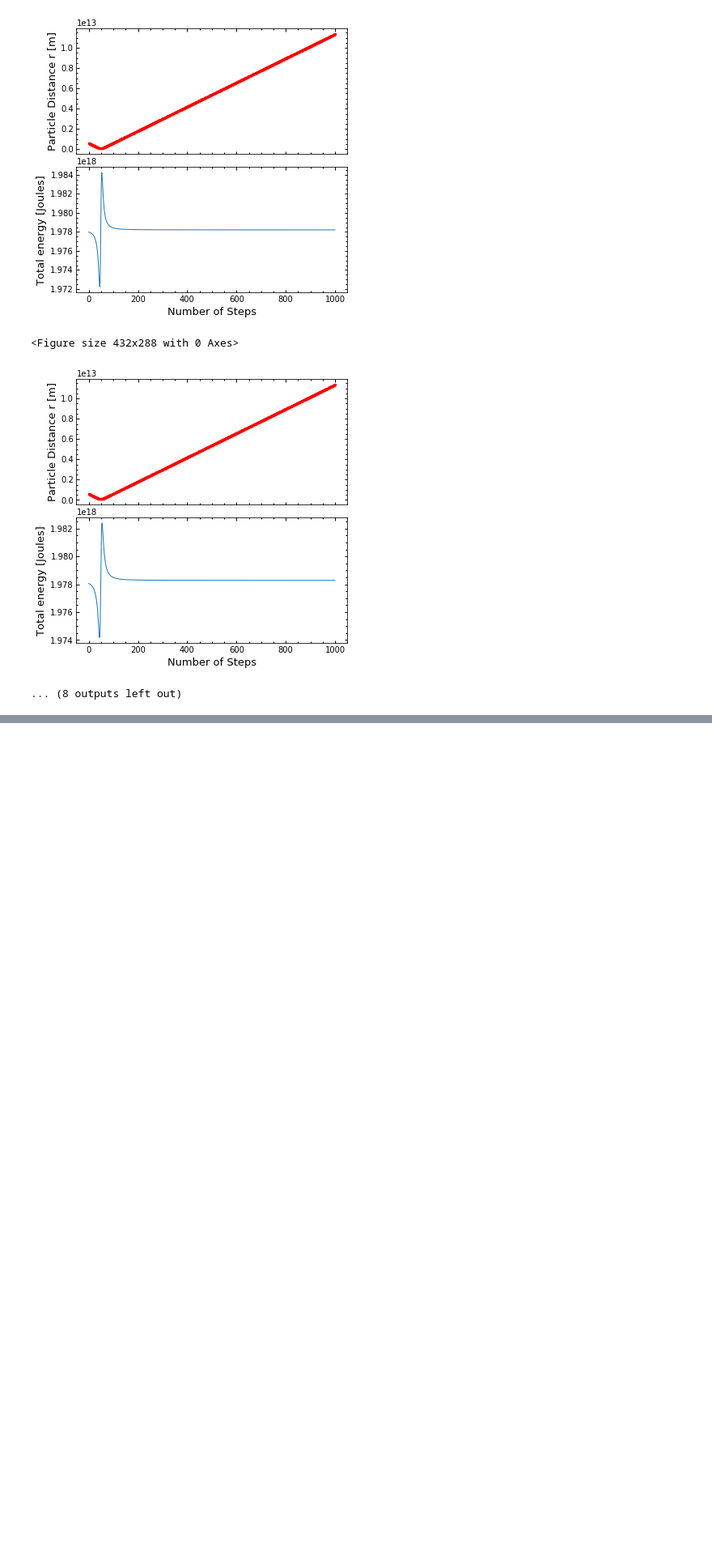
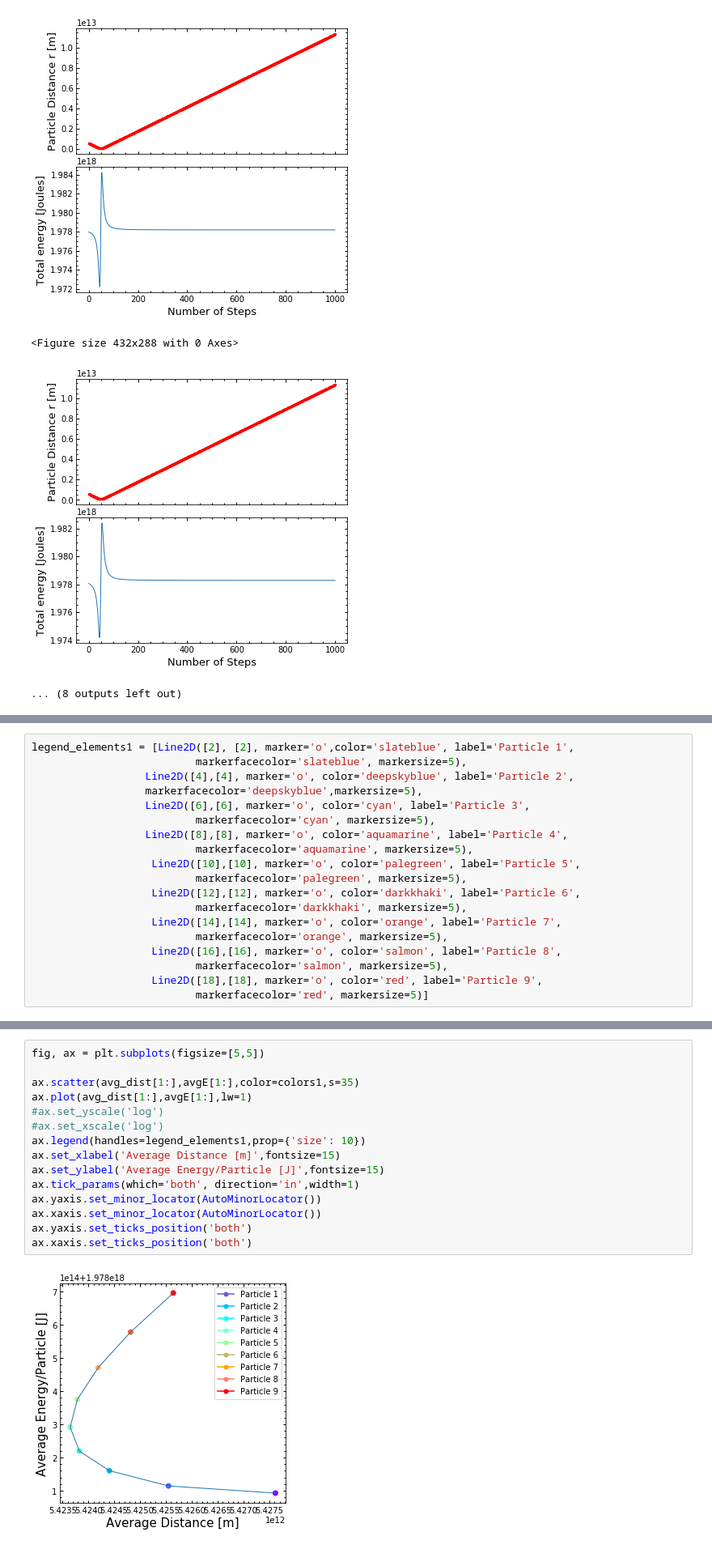
Before and after one commit to ETV337/REU_NU_2020_Project, a Jupyter notebook: DF_sim_v3.ipynb, the cells around one changed output, grey strips where cells are left out. Shown at 81% size. Drawn from its saved outputs; the diff is of its cells as text; blank space fills up the shorter version.

```diff
--- a/DF_sim_v3.ipynb
+++ b/DF_sim_v3.ipynb
@@ -496,0 +663,19 @@ for i in range(P):
+# %%
+legend_elements1 = [Line2D([2], [2], marker='o',color='slateblue', label='Particle 1',
+                          markerfacecolor='slateblue', markersize=5),
+                  Line2D([4],[4], marker='o', color='deepskyblue', label='Particle 2',
+                  markerfacecolor='deepskyblue',markersize=5),
+                  Line2D([6],[6], marker='o', color='cyan', label='Particle 3',
+                          markerfacecolor='cyan', markersize=5),
+                  Line2D([8],[8], marker='o', color='aquamarine', label='Particle 4',
+                          markerfacecolor='aquamarine', markersize=5),
+                   Line2D([10],[10], marker='o', color='palegreen', label='Particle 5',
+                          markerfacecolor='palegreen', markersize=5),
+                   Line2D([12],[12], marker='o', color='darkkhaki', label='Particle 6',
+                          markerfacecolor='darkkhaki', markersize=5),
+                   Line2D([14],[14], marker='o', color='orange', label='Particle 7',
+                          markerfacecolor='orange', markersize=5),
+                   Line2D([16],[16], marker='o', color='salmon', label='Particle 8',
+                          markerfacecolor='salmon', markersize=5),
+                   Line2D([18],[18], marker='o', color='red', label='Particle 9',
+                          markerfacecolor='red', markersize=5)]
@@ -496,0 +724,17 @@ for i in range(P):
+# %%
+fig, ax = plt.subplots(figsize=[5,5])
+
+ax.scatter(avg_dist[1:],avgE[1:],color=colors1,s=35)
+ax.plot(avg_dist[1:],avgE[1:],lw=1)
+#ax.set_yscale('log')
+#ax.set_xscale('log')
+ax.legend(handles=legend_elements1,prop={'size': 10})
+ax.set_xlabel('Average Distance [m]',fontsize=15)
+ax.set_ylabel('Average Energy/Particle [J]',fontsize=15)
+ax.tick_params(which='both', direction='in',width=1)
+ax.yaxis.set_minor_locator(AutoMinorLocator())
+ax.xaxis.set_minor_locator(AutoMinorLocator())
+ax.yaxis.set_ticks_position('both')
+ax.xaxis.set_ticks_position('both')
+# %% [output]
+[figure, added]
```
Also changed, not shown: parts of 35 cells of this notebook, 3 other files.
